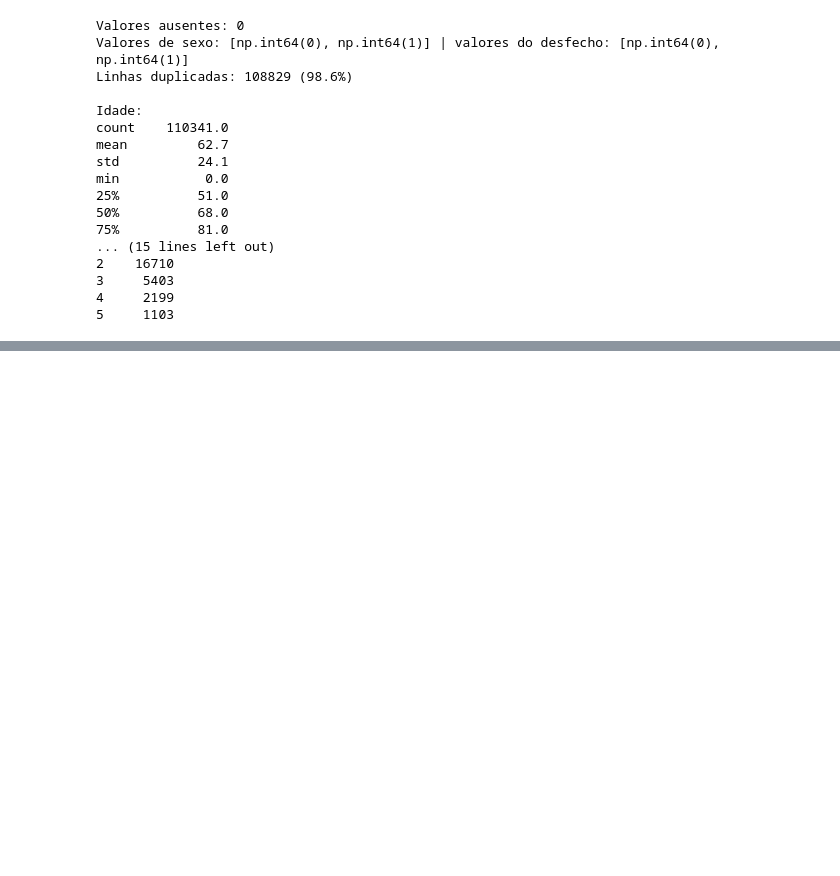
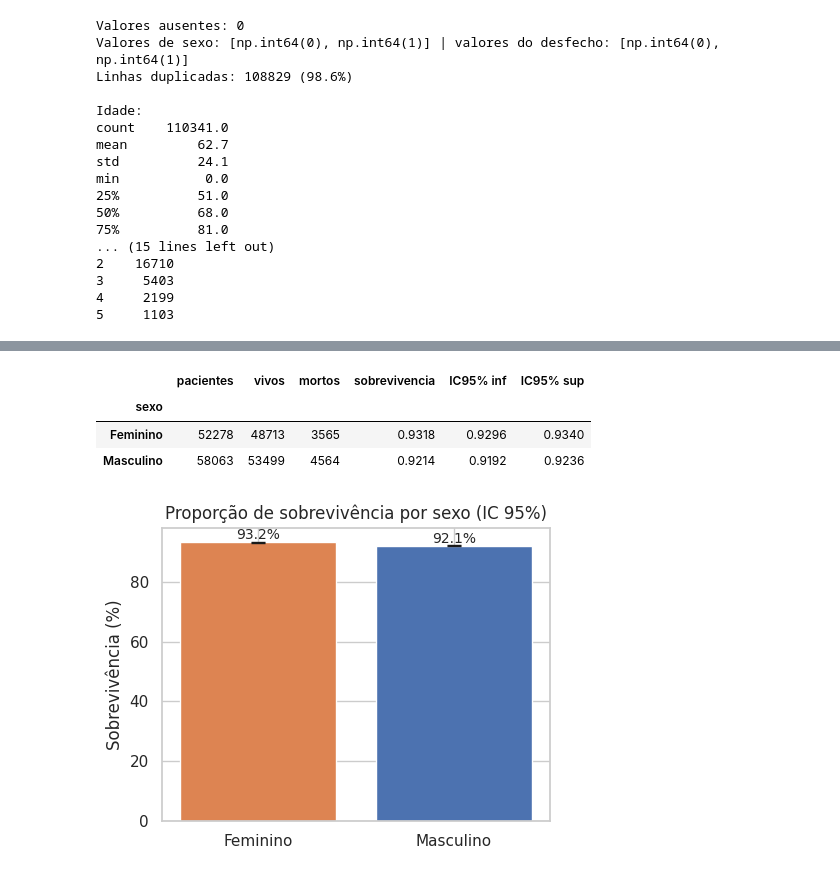
Before and after one commit to Gabrielv013/pesq-acad, a Jupyter notebook: notebook.ipynb, the cells around one changed output, grey strips where cells are left out. Drawn from its saved outputs; the diff is of its cells as text; code cells hidden in the pictures; blank space fills up the shorter version.

Commit message:
analise da sobrevivencia e proporcao dela por sexo, com ic 95%

```diff
--- a/notebook.ipynb
+++ b/notebook.ipynb
@@ -129,0 +130,20 @@ plt.show()
+# %%
+# proporção de sobrevivencia por sexo com intervalo de confiança 95%
+g = df.groupby("sexo")[estado].agg(pacientes="size", vivos="sum")
+g["mortos"] = g["pacientes"] - g["vivos"]
+g["sobrevivencia"] = g["vivos"] / g["pacientes"]
+g["ep"] = np.sqrt(g["sobrevivencia"] * (1 - g["sobrevivencia"]) / g["pacientes"])
+g["IC95% inf"] = g["sobrevivencia"] - 1.96 * g["ep"]; g["IC95% sup"] = g["sobrevivencia"] + 1.96 * g["ep"]
+display(g[["pacientes", "vivos", "mortos", "sobrevivencia", "IC95% inf", "IC95% sup"]].round(4))
+
+plt.figure(figsize=(4.8, 3.8))
+plt.bar(g.index, g["sobrevivencia"] * 100, yerr=1.96 * g["ep"] * 100, capsize=5, color=["#DD8452","#4C72B0", ])
+for i, v in enumerate(g["sobrevivencia"] * 100):
+    plt.text(i, v + 1, f"{v:.1f}%", ha="center", fontsize=10)
+plt.ylabel("Sobrevivência (%)"); plt.title("Proporção de sobrevivência por sexo (IC 95%)"); plt.tight_layout(); plt.show()
+# %% [output]
+|  | pacientes | vivos | mortos | sobrevivencia | IC95% inf | IC95% sup |
+| sexo |  |  |  |  |  |  |
+| Feminino | 52278 | 48713 | 3565 | 0.9318 | 0.9296 | 0.9340 |
+| Masculino | 58063 | 53499 | 4564 | 0.9214 | 0.9192 | 0.9236 |
+[figure, added]
```
Also changed, not shown: parts of 2 cells of this notebook.
